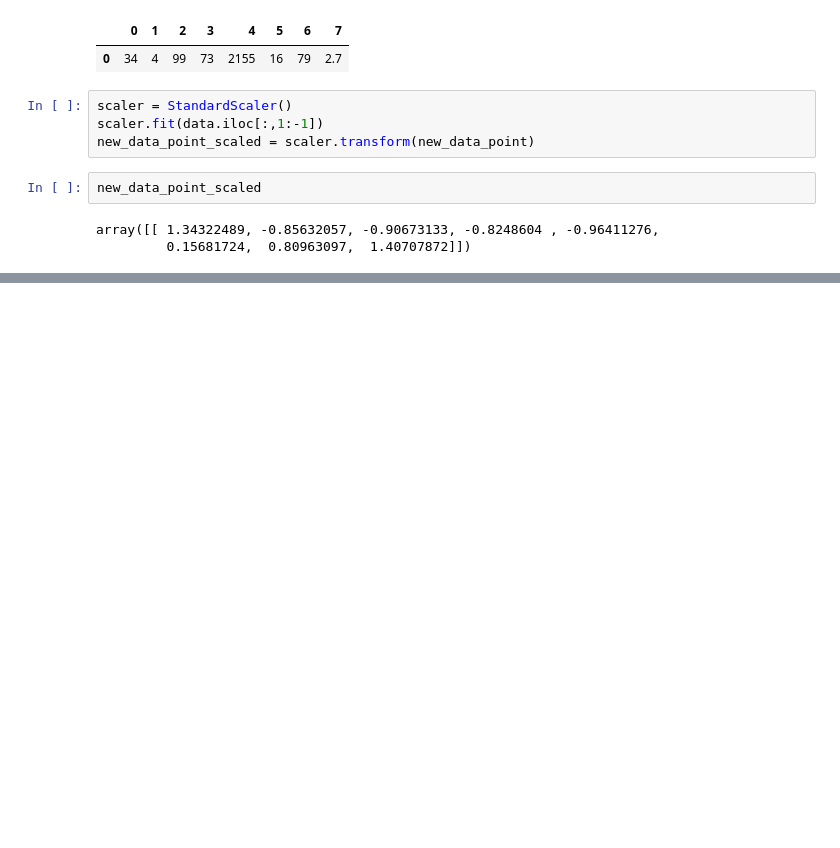
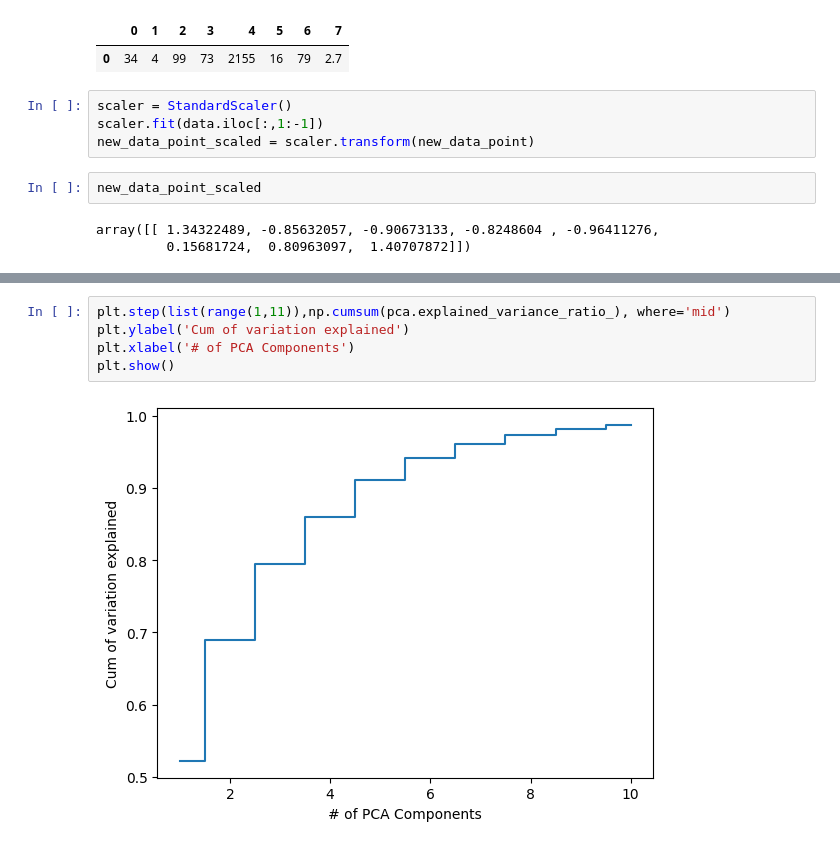
Before and after one commit to RethinaDuraiJohn/GreatLearning, a Jupyter notebook: Unsupervised/Project/UnsupervisedProject.ipynb, the cells around one changed output, grey strips where cells are left out. Cells and saved outputs as stored; diff of their text form; blank space fills up the shorter version.

```diff
--- a/Unsupervised/Project/UnsupervisedProject.ipynb
+++ b/Unsupervised/Project/UnsupervisedProject.ipynb
@@ -556,0 +769,7 @@ Predicted Cluster is :  1
+# %%
+plt.step(list(range(1,11)),np.cumsum(pca.explained_variance_ratio_), where='mid')
+plt.ylabel('Cum of variation explained')
+plt.xlabel('# of PCA Components')
+plt.show()
+# %% [output]
+[figure, added]
```
Also changed, not shown: parts of 51 cells of this notebook.
